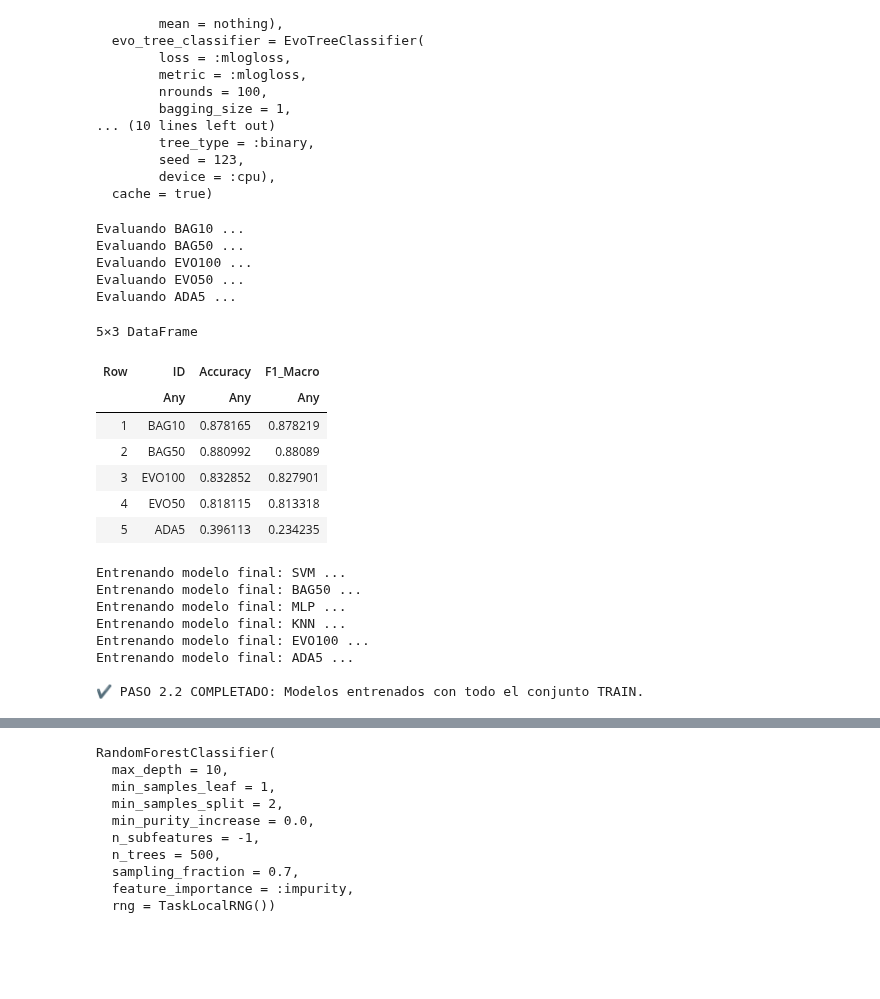
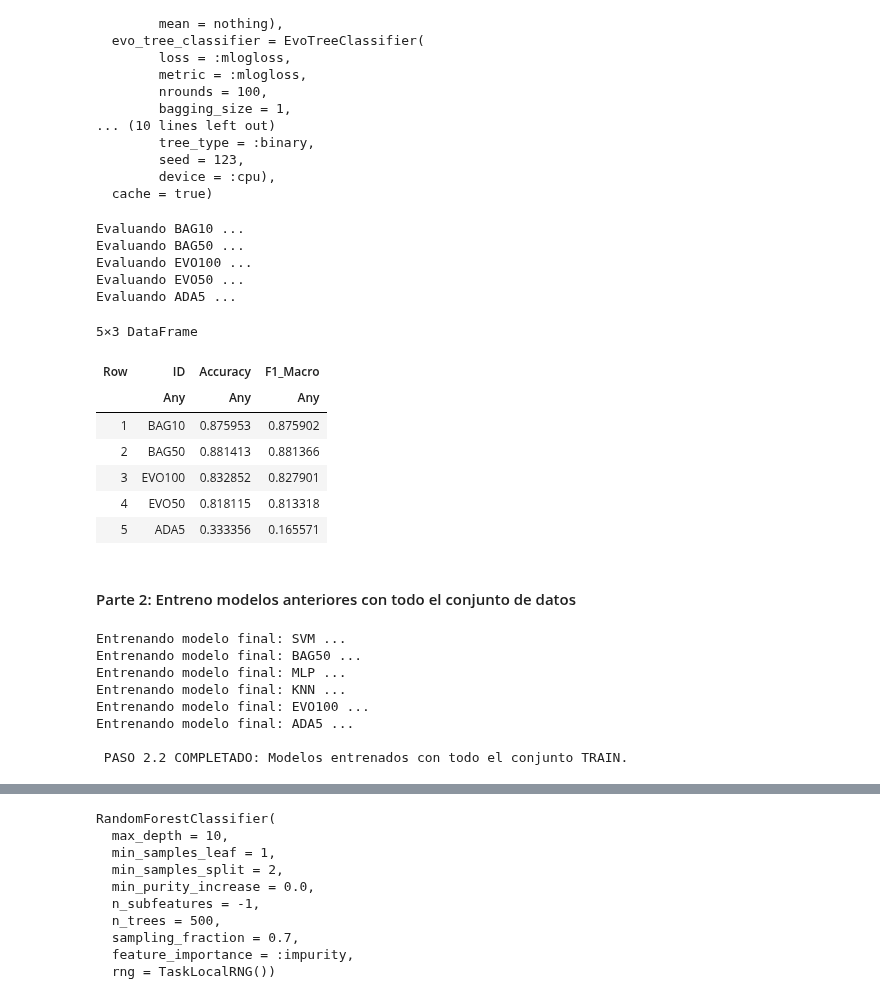
Before and after one commit to pedroagrelo/MAAAI, a Jupyter notebook: scripts/proyecto.ipynb, the cells around one changed output, grey strips where cells are left out. Saved outputs shown, nothing was run; the diff lists cells and outputs as text; code cells hidden in the pictures; blank space fills up the shorter version.

Commit message:
feat: modelos de ensemble funcionales

```diff
--- a/scripts/proyecto.ipynb
+++ b/scripts/proyecto.ipynb
@@ -1908,8 +1893,8 @@ function evaluar_pipeline(model, fold_id)
     y_te = coerce(df_te_s.Activity, Multiclass)
 
     # 4. Features
-    X_tr = DataFrames.select(df_tr_s, Not("subject"))
-    X_te = DataFrames.select(df_te_s, Not("subject"))
+    X_tr = select(df_tr_s, Not([:subject, :Activity]))
+    X_te = select(df_te_s, Not([:subject, :Activity]))
 
     X_tr = coerce(X_tr, Count => Continuous)
     X_te = coerce(X_te, Count => Continuous)
@@ -1926,38 +1911,40 @@ function evaluar_pipeline(model, fold_id)
 
     return acc, f1
 end
 
 results_ensemble = DataFrame(ID=[], Accuracy=[], F1_Macro=[])
 
 for (id, model) in ensemble_pipelines
     println("Evaluando $id ...")
     accs = Float64[]
     f1s = Float64[]
 
     for fold in 1:5
         acc, f1 = evaluar_pipeline(model, fold)
         push!(accs, acc)
         push!(f1s, f1)
     end
 
     push!(results_ensemble, (id, mean(accs), mean(f1s)))
 end
 
 display(results_ensemble)
 # %% [output]
 Evaluando BAG10 ...
 Evaluando BAG50 ...
 Evaluando EVO100 ...
 Evaluando EVO50 ...
 Evaluando ADA5 ...
 5×3 DataFrame
 | Row | ID | Accuracy | F1_Macro |
 |  | Any | Any | Any |
-| 1 | BAG10 | 0.878165 | 0.878219 |
-| 2 | BAG50 | 0.880992 | 0.88089 |
+| 1 | BAG10 | 0.875953 | 0.875902 |
+| 2 | BAG50 | 0.881413 | 0.881366 |
 | 3 | EVO100 | 0.832852 | 0.827901 |
 | 4 | EVO50 | 0.818115 | 0.813318 |
-| 5 | ADA5 | 0.396113 | 0.234235 |
+| 5 | ADA5 | 0.333356 | 0.165571 |
+# %% [markdown]
+#### Parte 2: Entreno modelos anteriores con todo el conjunto de datos
 # %%
 using CSV, DataFrames, MLJ
 
@@ -1981,7 +1968,7 @@ df_train_s = MLJBase.transform(mach_scaler_full, df_train)
 # ======================
 # Separar X e y
 # ======================
-X_train_full = DataFrames.select(df_train_s, Not("subject"))
+X_train_full = DataFrames.select(df_train_s, Not(["subject", "Activity"]))
 y_train_full = coerce(df_train_s.Activity, Multiclass)
 
 X_train_full = coerce(X_train_full, Count => Continuous)
@@ -1990,12 +1977,12 @@ X_train_full = coerce(X_train_full, Count => Continuous)
 # LISTA DE MODELOS A ENTRENAR (P1, P4, P9, BAG50, EVO100, ADA5)
 # ================================================================================
 modelos_finales = Dict(
-    "MLP"       => pipelines["P1"],
-    "KNN"       => pipelines["P4"],
-    "SVM"       => pipelines["P9"],
-    "BAG50"     => ensemble_pipelines["BAG50"],
-    "EVO100"    => ensemble_pipelines["EVO100"],
-    "ADA5"      => ensemble_pipelines["ADA5"]
+    "MLP"   => mlp_100_50,
+    "KNN"   => knn_1,
+    "SVM"   => svm_10,
+    "BAG50" => ensemble_pipelines["BAG50"],
+    "EVO100"=> ensemble_pipelines["EVO100"],
+    "ADA5"  => ensemble_pipelines["ADA5"]
 )
 
 # Diccionario donde guardaremos los modelos ya entrenados
@@ -2022,4 +2009,4 @@ Entrenando modelo final: KNN ...
 Entrenando modelo final: EVO100 ...
 Entrenando modelo final: ADA5 ...
 
-✔️ PASO 2.2 COMPLETADO: Modelos entrenados con todo el conjunto TRAIN.
+ PASO 2.2 COMPLETADO: Modelos entrenados con todo el conjunto TRAIN.
```
Also changed, not shown: parts of 17 cells of this notebook, 10 other files.
